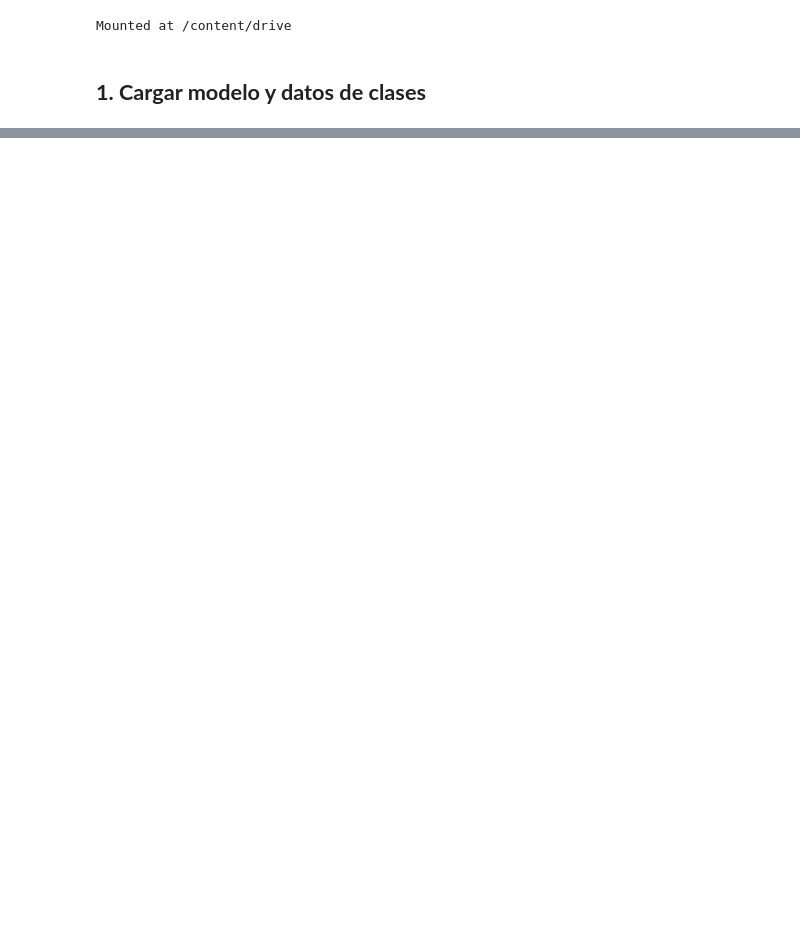
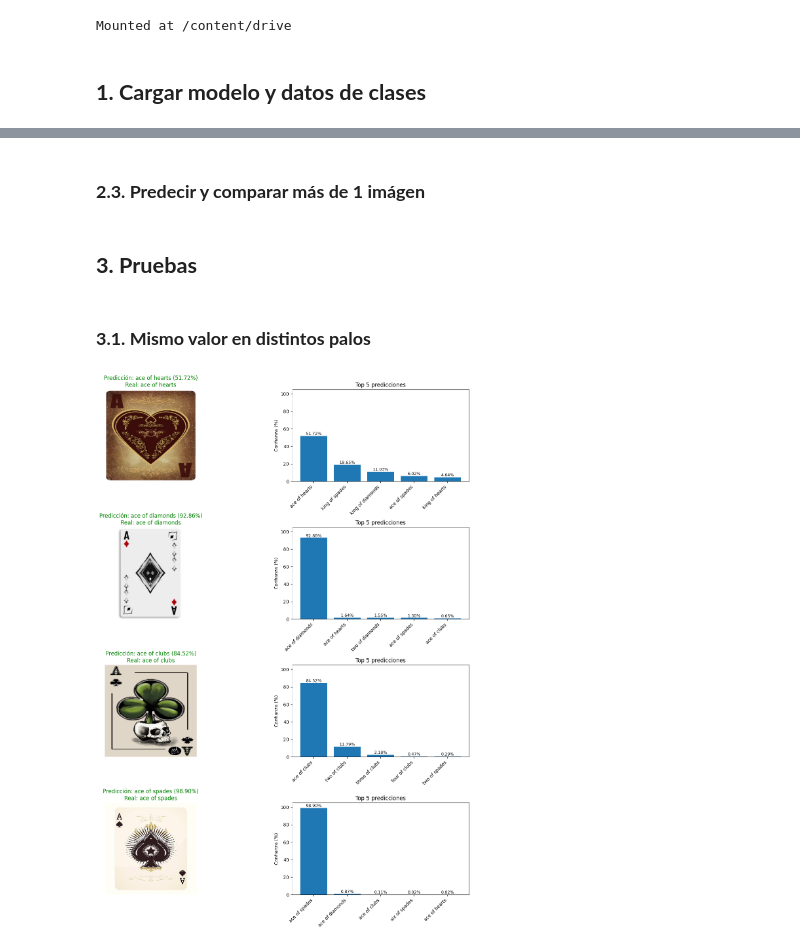
Before and after one commit to chimalii/DeepLearningProject_Advanced_AI, a Jupyter notebook: Interfaz.ipynb, the cells around one changed output, grey strips where cells are left out. Drawn from its saved outputs; the diff is of its cells as text; code cells hidden in the pictures; blank space fills up the shorter version.

Commit message:
feat(Interfaz): actualizar funciones

```diff
--- a/Interfaz.ipynb
+++ b/Interfaz.ipynb
@@ -23,7 +19,7 @@ IMG_SIZE = (224, 224)
 img_path = (PROJECT_PATH + "")
 
 # Cargar el modelo
-model = tf.keras.models.load_model(PROJECT_PATH + "classifier_model_v2.h5")
+model = tf.keras.models.load_model(PROJECT_PATH + "v7_classifier_model.h5")
 
 # Cargar los nombres de las clases
 with open(PROJECT_PATH + "class_names.json", "r") as f:
@@ -86,0 +140,2 @@ def predecir_imagen_consola(img_path, actual_class=None):
+# %% [markdown]
+### **2.3. Predecir y comparar más de 1 imágen**
@@ -86,0 +181,22 @@ def predecir_imagen_consola(img_path, actual_class=None):
+# %% [markdown]
+## **3. Pruebas**
+# %% [markdown]
+### **3.1. Mismo valor en distintos palos**
+# %%
+img_path_1 = [
+    "/content/ah1.png",
+    "/content/ad1.png",
+    "/content/ac1.jpg",
+    "/content/as1.jpg"
+]
+
+actual_classes_1 = [
+    "ace of hearts",
+    "ace of diamonds",
+    "ace of clubs",
+    "ace of spades"
+]
+
+predecir_varias(img_path_1, actual_classes_1)
+# %% [output]
+[figure, added]
```
Also changed, not shown: parts of 20 cells of this notebook.
